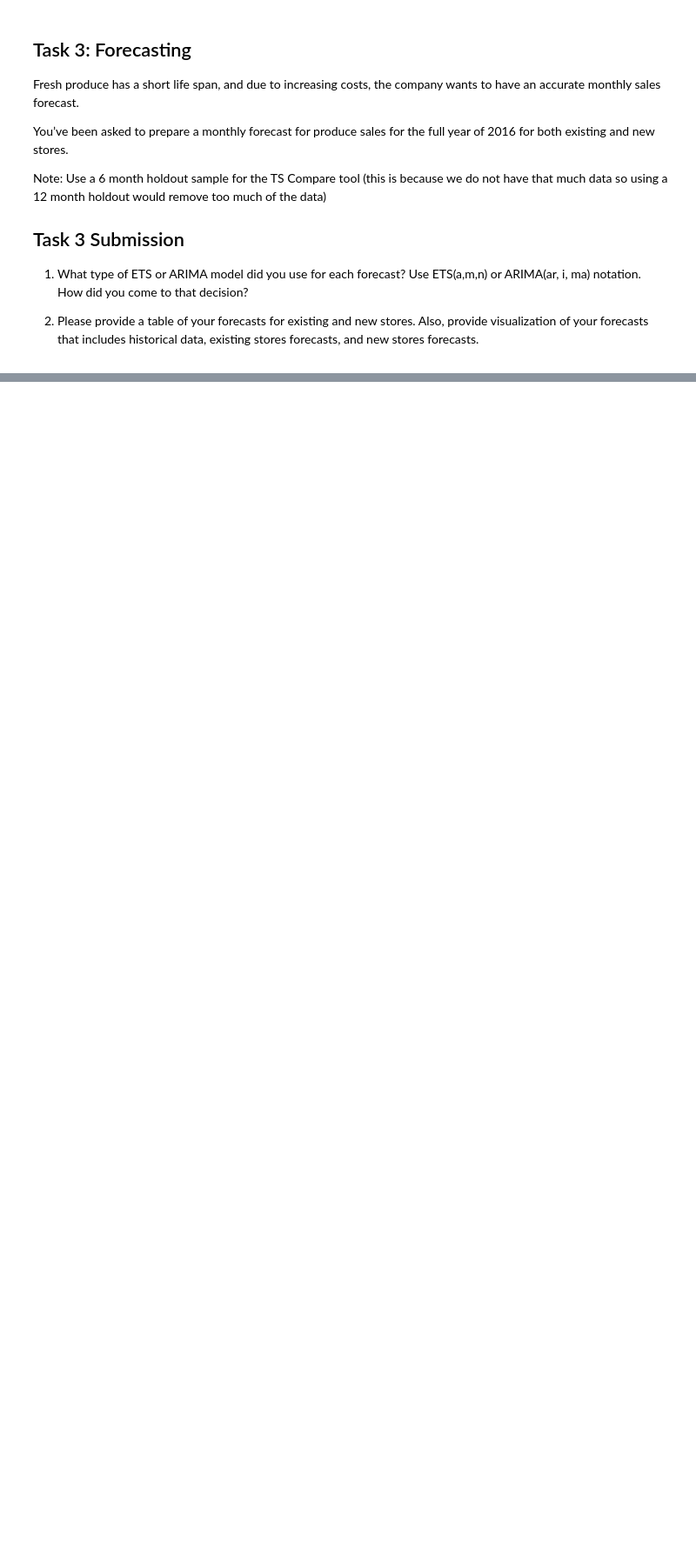
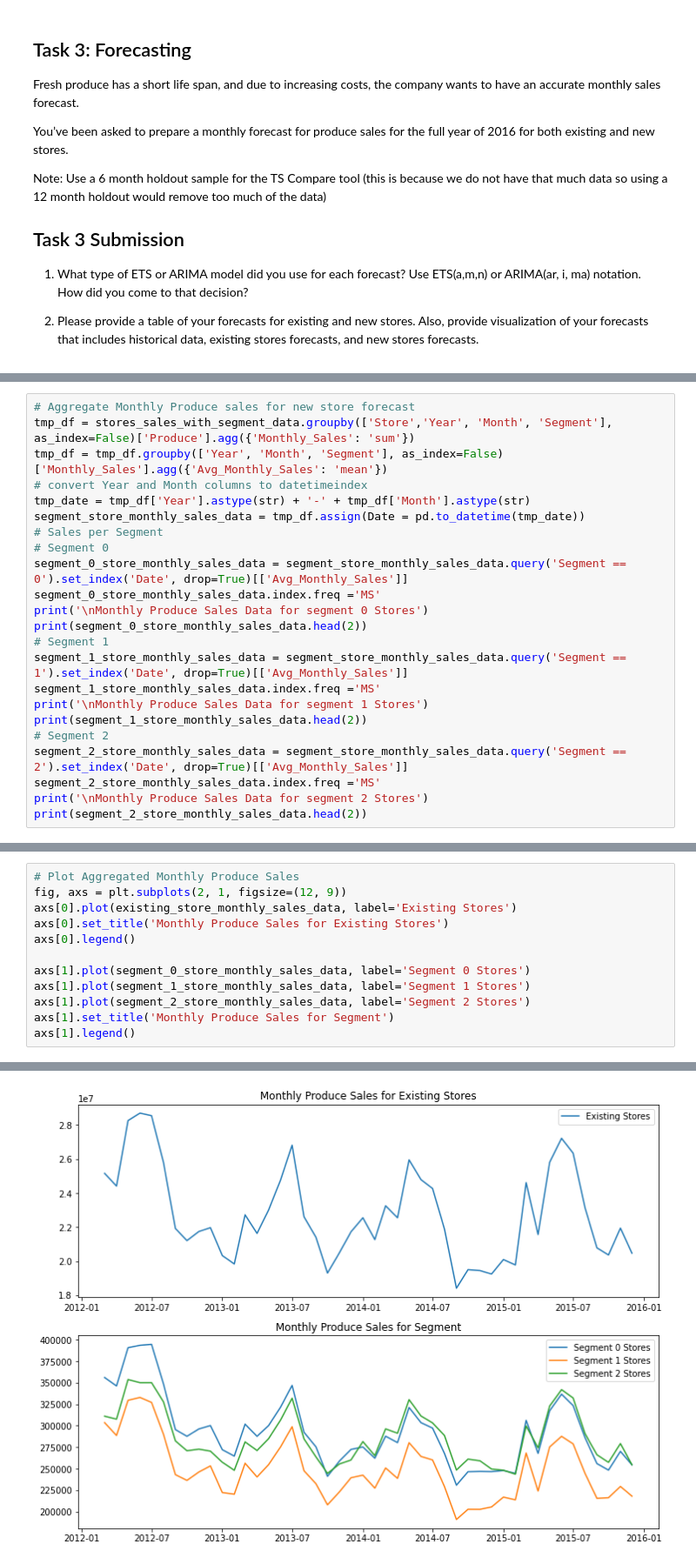
Before and after one commit to cevor/udacity_predictive_analytics, a Jupyter notebook: project6-1/project6-1.ipynb, the cells around one changed output, grey strips where cells are left out. Shown at 87% size. Cells and saved outputs as stored; diff of their text form; blank space fills up the shorter version.

```diff
--- a/project6-1/project6-1.ipynb
+++ b/project6-1/project6-1.ipynb
@@ -453,0 +455,23 @@ axs.legend()
+# %%
+# Aggregate Monthly Produce sales for new store forecast
+tmp_df = stores_sales_with_segment_data.groupby(['Store','Year', 'Month', 'Segment'], as_index=False)['Produce'].agg({'Monthly_Sales': 'sum'})
+tmp_df = tmp_df.groupby(['Year', 'Month', 'Segment'], as_index=False)['Monthly_Sales'].agg({'Avg_Monthly_Sales': 'mean'})
+# convert Year and Month columns to datetimeindex
+tmp_date = tmp_df['Year'].astype(str) + '-' + tmp_df['Month'].astype(str)
+segment_store_monthly_sales_data = tmp_df.assign(Date = pd.to_datetime(tmp_date))
+# Sales per Segment
+# Segment 0
+segment_0_store_monthly_sales_data = segment_store_monthly_sales_data.query('Segment == 0').set_index('Date', drop=True)[['Avg_Monthly_Sales']]
+segment_0_store_monthly_sales_data.index.freq ='MS'
+print('\nMonthly Produce Sales Data for segment 0 Stores')
+print(segment_0_store_monthly_sales_data.head(2))
+# Segment 1
+segment_1_store_monthly_sales_data = segment_store_monthly_sales_data.query('Segment == 1').set_index('Date', drop=True)[['Avg_Monthly_Sales']]
+segment_1_store_monthly_sales_data.index.freq ='MS'
+print('\nMonthly Produce Sales Data for segment 1 Stores')
+print(segment_1_store_monthly_sales_data.head(2))
+# Segment 2
+segment_2_store_monthly_sales_data = segment_store_monthly_sales_data.query('Segment == 2').set_index('Date', drop=True)[['Avg_Monthly_Sales']]
+segment_2_store_monthly_sales_data.index.freq ='MS'
+print('\nMonthly Produce Sales Data for segment 2 Stores')
+print(segment_2_store_monthly_sales_data.head(2))
@@ -453,0 +496,13 @@ axs.legend()
+# %%
+# Plot Aggregated Monthly Produce Sales
+fig, axs = plt.subplots(2, 1, figsize=(12, 9))
+axs[0].plot(existing_store_monthly_sales_data, label='Existing Stores')
+axs[0].set_title('Monthly Produce Sales for Existing Stores')
+axs[0].legend()
+
+axs[1].plot(segment_0_store_monthly_sales_data, label='Segment 0 Stores')
+axs[1].plot(segment_1_store_monthly_sales_data, label='Segment 1 Stores')
+axs[1].plot(segment_2_store_monthly_sales_data, label='Segment 2 Stores')
+axs[1].set_title('Monthly Produce Sales for Segment')
+axs[1].legend()
+# %% [output]
@@ -453,0 +510 @@ axs.legend()
+[figure, added]
```
Also changed, not shown: parts of 35 cells of this notebook.
